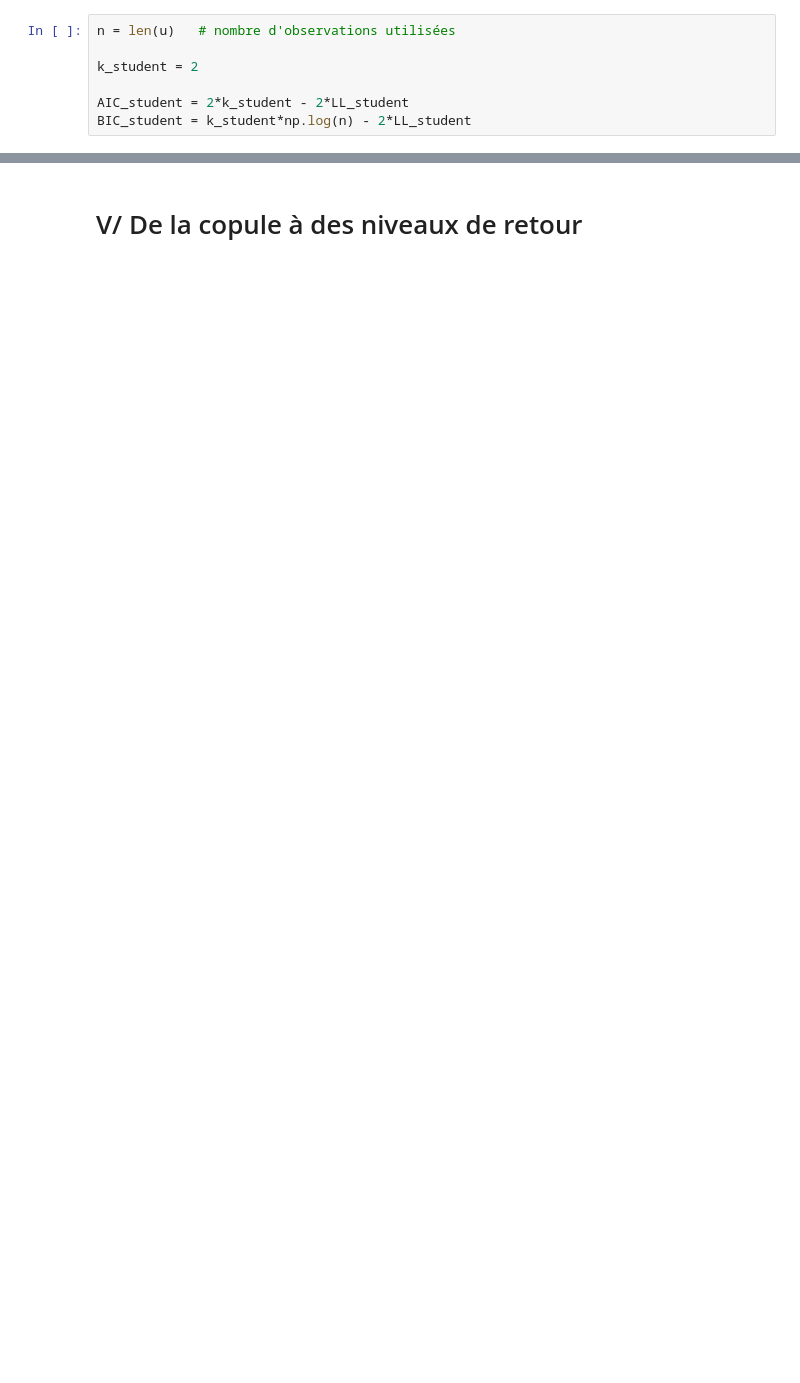
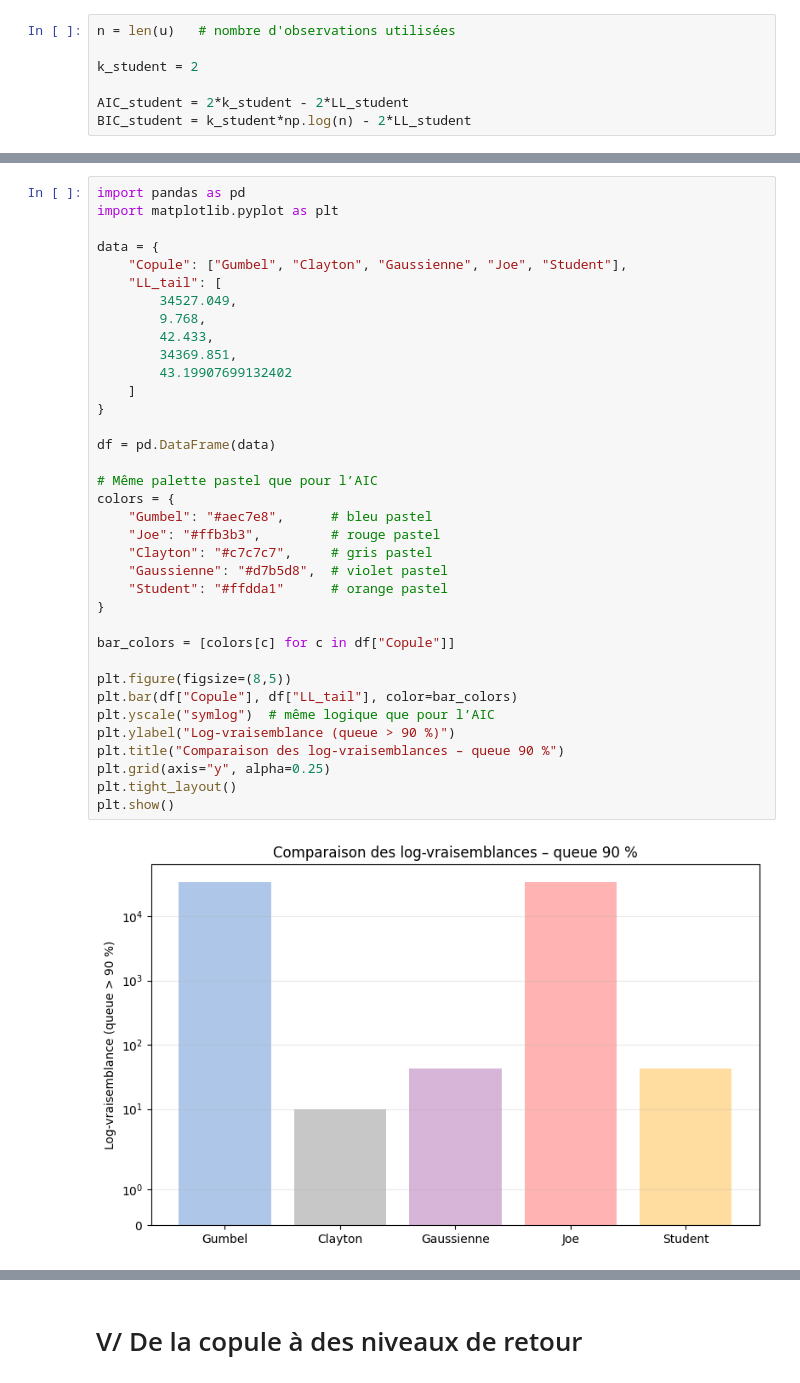
Before and after one commit to Faza20-lab/Projet_stats, a Jupyter notebook: Projet_stats.ipynb, the cells around one changed output, grey strips where cells are left out. Drawn from its saved outputs; the diff is of its cells as text; blank space fills up the shorter version.

```diff
--- a/Projet_stats.ipynb
+++ b/Projet_stats.ipynb
@@ -2822,0 +2688,38 @@ display(df_clean)
+# %%
+import pandas as pd
+import matplotlib.pyplot as plt
+
+data = {
+    "Copule": ["Gumbel", "Clayton", "Gaussienne", "Joe", "Student"],
+    "LL_tail": [
+        34527.049,
+        9.768,
+        42.433,
+        34369.851,
+        43.19907699132402
+    ]
+}
+
+df = pd.DataFrame(data)
+
+# Même palette pastel que pour l’AIC
+colors = {
+    "Gumbel": "#aec7e8",      # bleu pastel
+    "Joe": "#ffb3b3",         # rouge pastel
+    "Clayton": "#c7c7c7",     # gris pastel
+    "Gaussienne": "#d7b5d8",  # violet pastel
+    "Student": "#ffdda1"      # orange pastel
+}
+
+bar_colors = [colors[c] for c in df["Copule"]]
+
+plt.figure(figsize=(8,5))
+plt.bar(df["Copule"], df["LL_tail"], color=bar_colors)
+plt.yscale("symlog")  # même logique que pour l’AIC
+plt.ylabel("Log-vraisemblance (queue > 90 %)")
+plt.title("Comparaison des log-vraisemblances – queue 90 %")
+plt.grid(axis="y", alpha=0.25)
+plt.tight_layout()
+plt.show()
+# %% [output]
+[figure, added]
```
Also changed, not shown: parts of 73 cells of this notebook.
